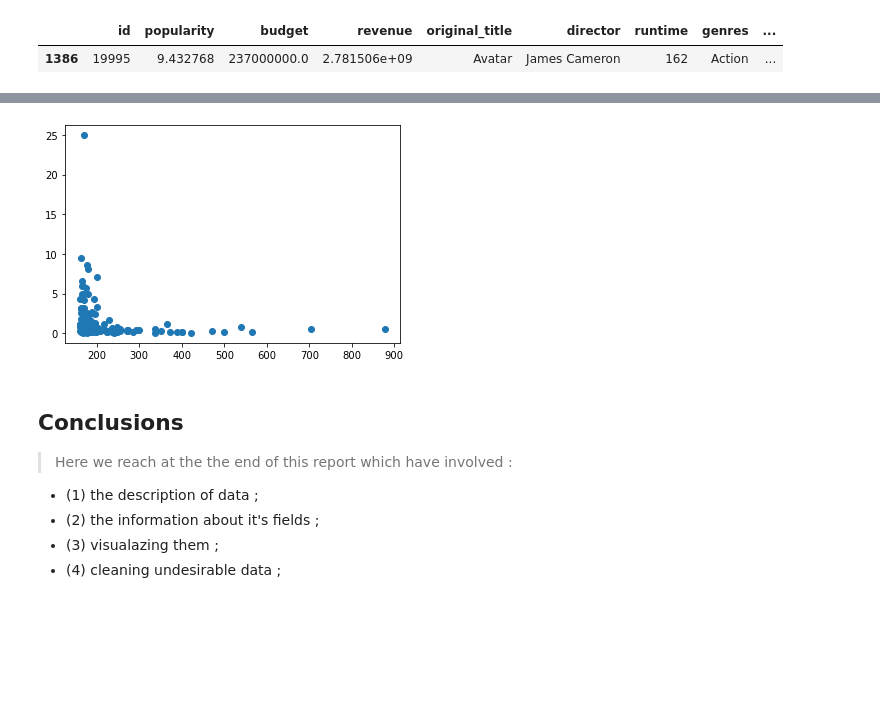
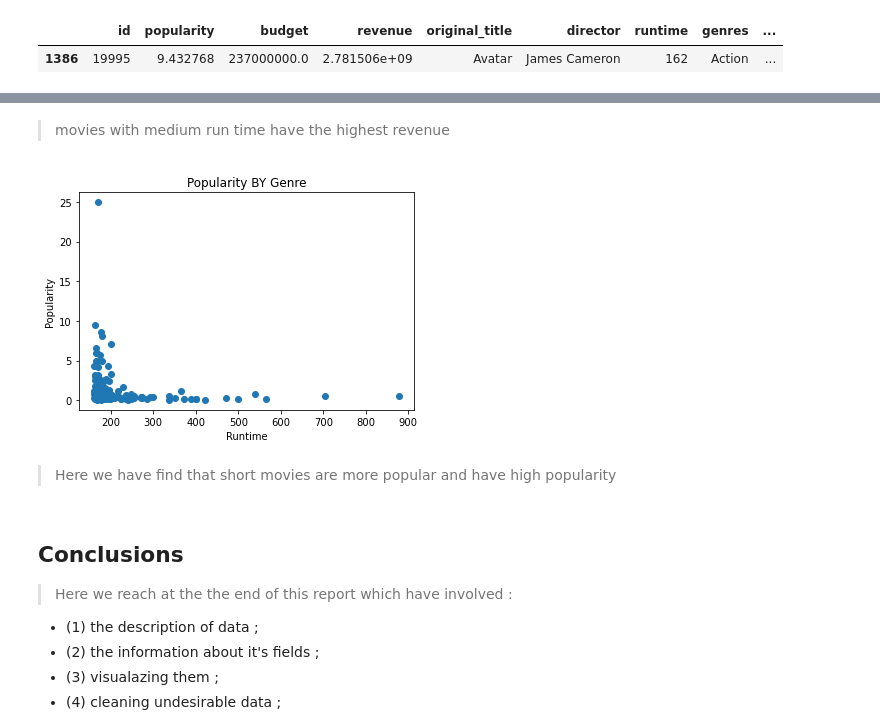
Before and after one commit to Ahmedibrahem123/Investigate-Dataset-, a Jupyter notebook: investigate-a-dataset-template.ipynb, the cells around one changed output, grey strips where cells are left out. Cells and saved outputs as stored; diff of their text form; code cells hidden in the pictures; blank space fills up the shorter version.

```diff
--- a/investigate-a-dataset-template.ipynb
+++ b/investigate-a-dataset-template.ipynb
@@ -243,3 +252,5 @@ sorted_revenue_biggest.runtime.hist()
+# %% [markdown]
+> movies with medium run time have the highest revenue
 # %%
 # feature related with short movies :
 shorter_movies = df.sort_values(by=['runtime'], ascending = False).head(200)
@@ -247,9 +258,14 @@ runtime = shorter_movies['runtime']
 popularity = shorter_movies['popularity']
 # %%
 plt.scatter(runtime, popularity)
+plt.title('Popularity BY Genre')
+plt.xlabel('Runtime')
+plt.ylabel('Popularity');
 plt.show()
 # %% [output]
-[figure, old version]
+[figure, new version]
+# %% [markdown]
+> Here we have find that short movies are more popular and have high popularity
 # %% [markdown]
 <a id='conclusions'></a>
 ## Conclusions
```
Also changed, not shown: parts of 9 cells of this notebook, 1 other file.
